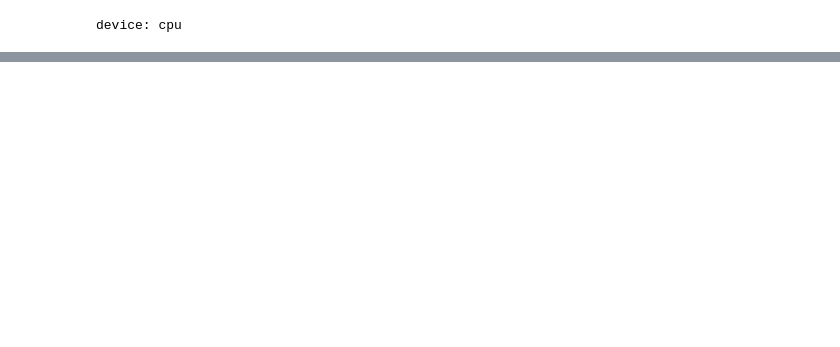
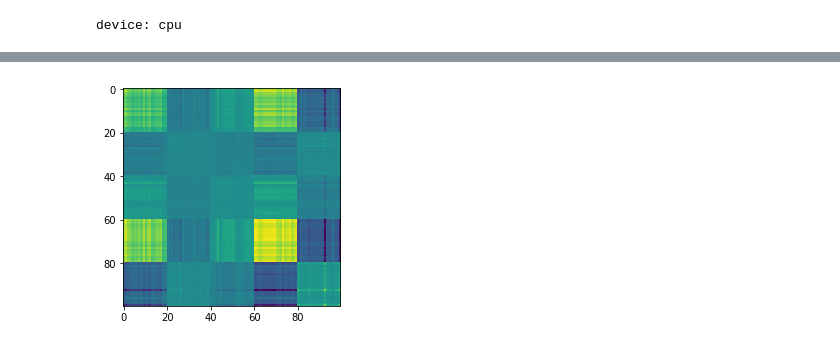
Before and after one commit to unit8co/vegans, a Jupyter notebook: notebooks/toy-example.ipynb, the cells around one changed output, grey strips where cells are left out. Saved outputs shown, nothing was run; the diff lists cells and outputs as text; code cells hidden in the pictures; blank space fills up the shorter version.

```diff
--- a/notebooks/toy-example.ipynb
+++ b/notebooks/toy-example.ipynb
@@ -168,2 +179,6 @@ plot_losses(G_losses, D_losses)
 # %%
 # TODO: show how covariance matrix evolves over training
+# %%
+plot_generator_cov(generator)
+# %% [output]
+[figure, added]
```
Also changed, not shown: parts of 9 cells of this notebook.
